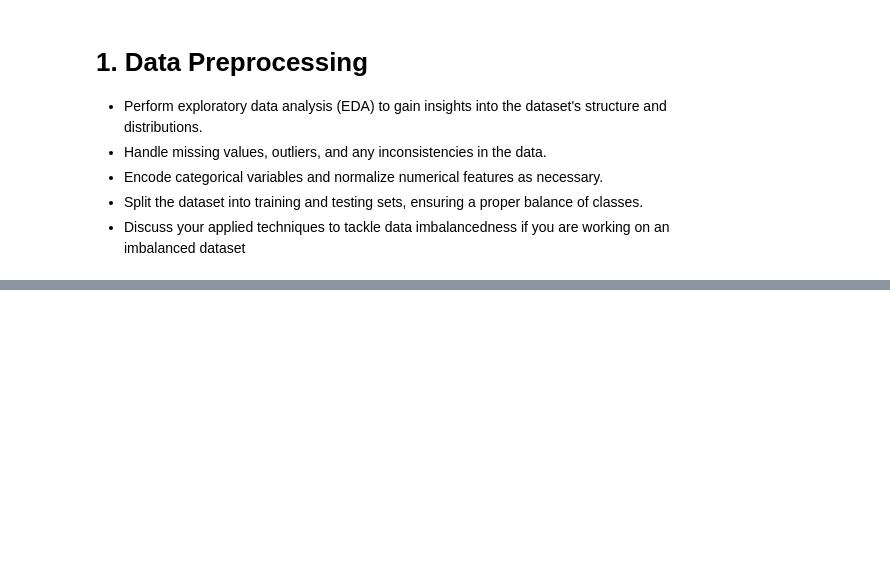
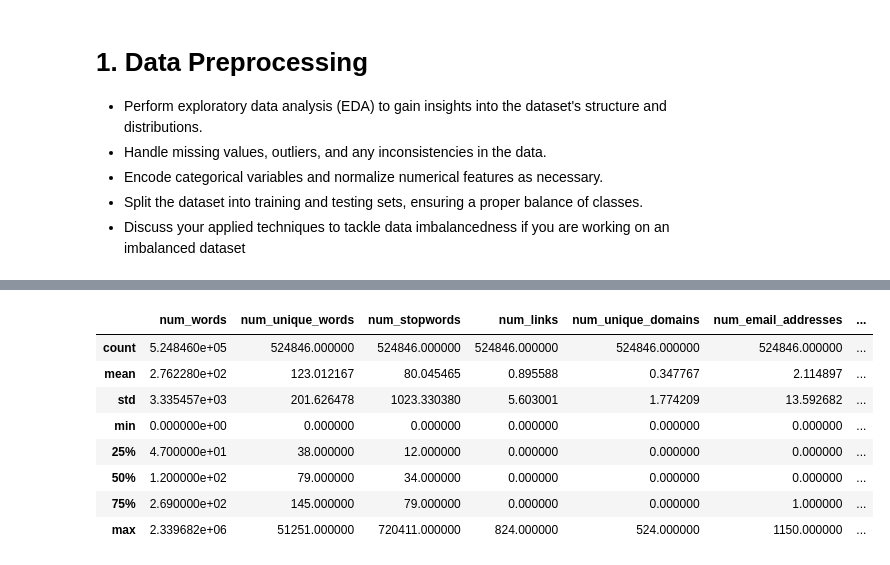
Before and after one commit to duyqphung/ml_final_project, a Jupyter notebook: phung_duy_CECS456_Final.ipynb, the cells around one changed output, grey strips where cells are left out. Cells and saved outputs as stored; diff of their text form; code cells hidden in the pictures; blank space fills up the shorter version.

```diff
--- a/phung_duy_CECS456_Final.ipynb
+++ b/phung_duy_CECS456_Final.ipynb
@@ -38,0 +79,12 @@ Saving email_phishing_data.csv to email_phishing_data.csv
+# %%
+df.describe() # check for statistical values
+# %% [output]
+|  | num_words | num_unique_words | num_stopwords | num_links | num_unique_domains | num_email_addresses | ... |
+| count | 5.248460e+05 | 524846.000000 | 524846.000000 | 524846.000000 | 524846.000000 | 524846.000000 | ... |
+| mean | 2.762280e+02 | 123.012167 | 80.045465 | 0.895588 | 0.347767 | 2.114897 | ... |
+| std | 3.335457e+03 | 201.626478 | 1023.330380 | 5.603001 | 1.774209 | 13.592682 | ... |
+| min | 0.000000e+00 | 0.000000 | 0.000000 | 0.000000 | 0.000000 | 0.000000 | ... |
+| 25% | 4.700000e+01 | 38.000000 | 12.000000 | 0.000000 | 0.000000 | 0.000000 | ... |
+| 50% | 1.200000e+02 | 79.000000 | 34.000000 | 0.000000 | 0.000000 | 0.000000 | ... |
+| 75% | 2.690000e+02 | 145.000000 | 79.000000 | 0.000000 | 0.000000 | 1.000000 | ... |
+| max | 2.339682e+06 | 51251.000000 | 720411.000000 | 824.000000 | 524.000000 | 1150.000000 | ... |
```
Also changed, not shown: parts of 6 cells of this notebook.
